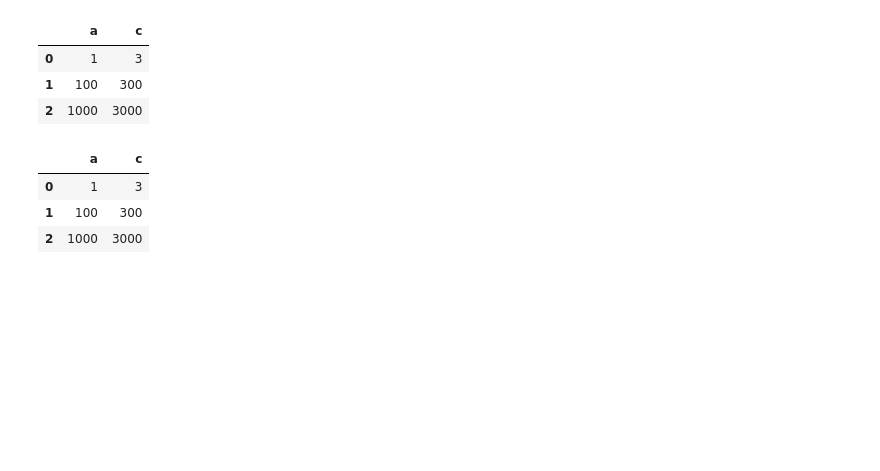
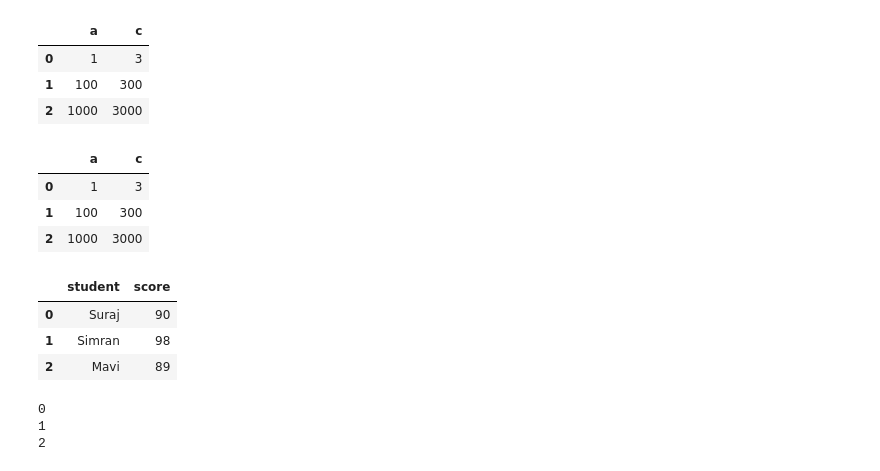
Before and after one commit to Susil209/Python-Tutorial, a Jupyter notebook: Pandas_Tutorial/DataFrame and Series.ipynb, the cells around one changed output. Saved outputs shown, nothing was run; the diff lists cells and outputs as text; code cells hidden in the pictures; blank space fills up the shorter version.

Commit message:
Day-26 : Dataframe iterrows method.

```diff
--- a/Pandas_Tutorial/DataFrame and Series.ipynb
+++ b/Pandas_Tutorial/DataFrame and Series.ipynb
@@ -294,3 +294,26 @@ df2.iloc[:, lambda df2: [0, 2]]
 | 0 | 1 | 3 |
 | 1 | 100 | 300 |
 | 2 | 1000 | 3000 |
+# %%
+# new df
+student_dict = {
+    "student": ["Suraj","Simran","Mavi"],
+    "score": [90,98,89]
+}
+
+person_df = pd.DataFrame(student_dict)
+# %%
+person_df
+# %% [output]
+|  | student | score |
+| 0 | Suraj | 90 |
+| 1 | Simran | 98 |
+| 2 | Mavi | 89 |
+# %%
+# loop through the df
+for (index, row) in person_df.iterrows():
+    print(index)
+# %% [output]
+0
+1
+2
```
Also changed, not shown: parts of 3 cells of this notebook, 1 other file.
